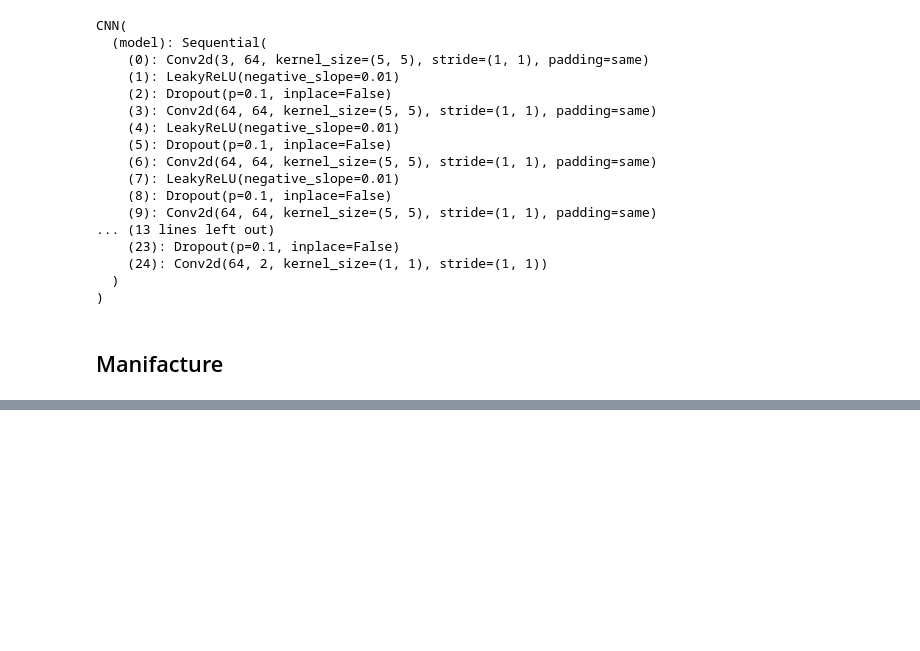
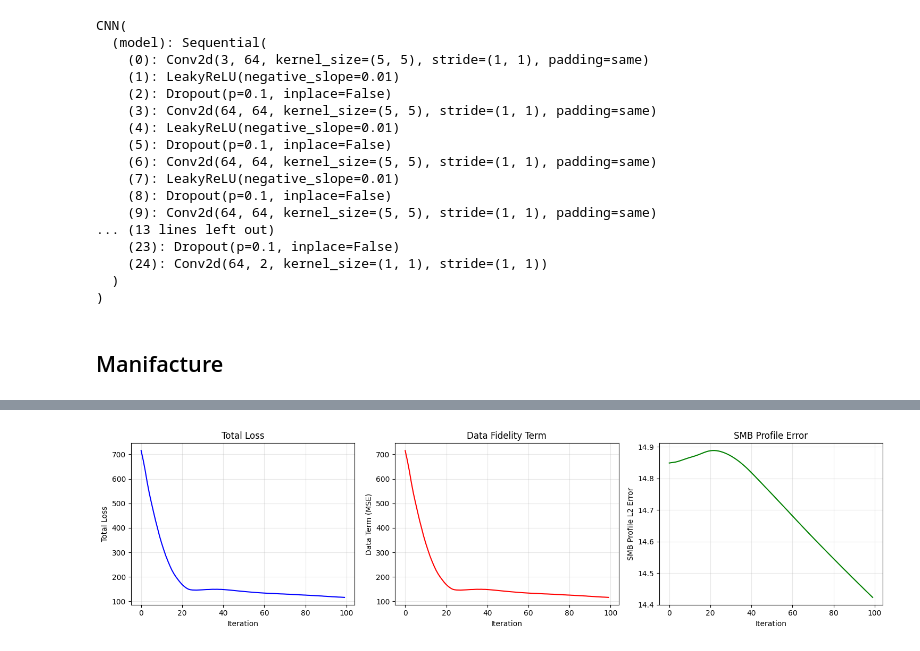
Before and after one commit to kejdilleshi/InvertedGlacierEvolutionModel, a Jupyter notebook: IGEM_2D.ipynb, the cells around one changed output, grey strips where cells are left out. Drawn from its saved outputs; the diff is of its cells as text; code cells hidden in the pictures; blank space fills up the shorter version.

```diff
--- a/IGEM_2D.ipynb
+++ b/IGEM_2D.ipynb
@@ -525,0 +198,8 @@ plt.show()
+# %%
+# Start from a different initial guess: linear -15 to 5 m/yr
+smb_vec_init = torch.linspace(-15.0, 5.0, steps=N, device=device, dtype=torch.float32)
+
+print(f"Initial SMB range: {smb_vec_init.min().item():.2f} to {smb_vec_init.max().item():.2f} m/yr")
+# Make it a parameter for optimization
+smb_vec_inverted = smb_vec_init.clone().detach()
+smb_vec_inverted.requires_grad = True
@@ -525,0 +284,29 @@ plt.show()
+# %%
+# Loss curves
+fig, axes = plt.subplots(1, 3, figsize=(15, 4))
+
+axes[0].plot(loss_hist, 'b-', linewidth=1.5)
+axes[0].set_xlabel('Iteration')
+axes[0].set_ylabel('Total Loss')
+axes[0].set_title('Total Loss')
+axes[0].grid(True, alpha=0.3)
+# axes[0].set_yscale('log')
+
+axes[1].plot(data_hist, 'r-', linewidth=1.5)
+axes[1].set_xlabel('Iteration')
+axes[1].set_ylabel('Data Term (MSE)')
+axes[1].set_title('Data Fidelity Term')
+axes[1].grid(True, alpha=0.3)
+# axes[1].set_yscale('log')
+
+axes[2].plot(smb_l2_hist, 'g-', linewidth=1.5)
+axes[2].set_xlabel('Iteration')
+axes[2].set_ylabel('SMB Profile L2 Error')
+axes[2].set_title('SMB Profile Error')
+axes[2].grid(True, alpha=0.3)
+# axes[2].set_yscale('log')
+
+plt.tight_layout()
+plt.show()
+# %% [output]
+[figure, added]
```
Also changed, not shown: parts of 60 cells of this notebook, 18 other files.
